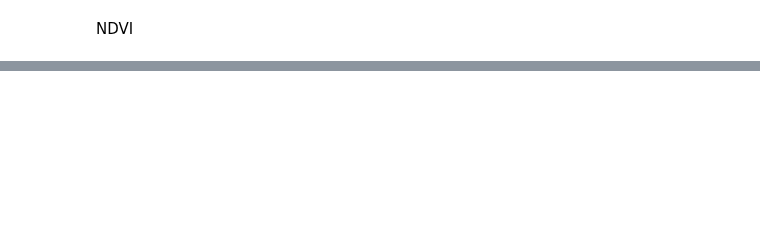
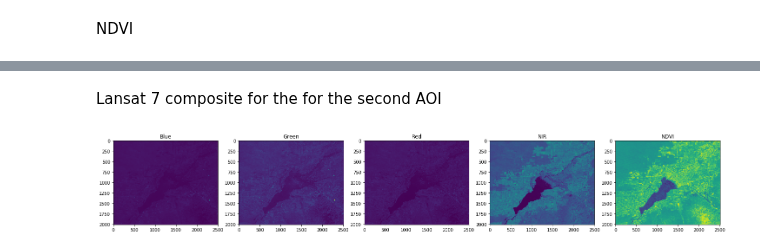
Before and after one commit to Vizzuality/notebooks, a Jupyter notebook: natGeo/Landsat_classifier.ipynb, the cells around one changed output, grey strips where cells are left out. Saved outputs shown, nothing was run; the diff lists cells and outputs as text; code cells hidden in the pictures; blank space fills up the shorter version.

```diff
--- a/natGeo/Landsat_classifier.ipynb
+++ b/natGeo/Landsat_classifier.ipynb
@@ -163,0 +229,6 @@ display_image(image, region, Vizz = vis)
+# %% [markdown]
+Lansat 7 composite for the for the second AOI
+# %%
+display_channels(data_x[1,:,:,:], data_x.shape[3], titles=['Blue', 'Green', 'Red', 'NIR', 'NDVI'])
+# %% [output]
+[figure, added]
```
Also changed, not shown: parts of 115 cells of this notebook, 2 other files.
